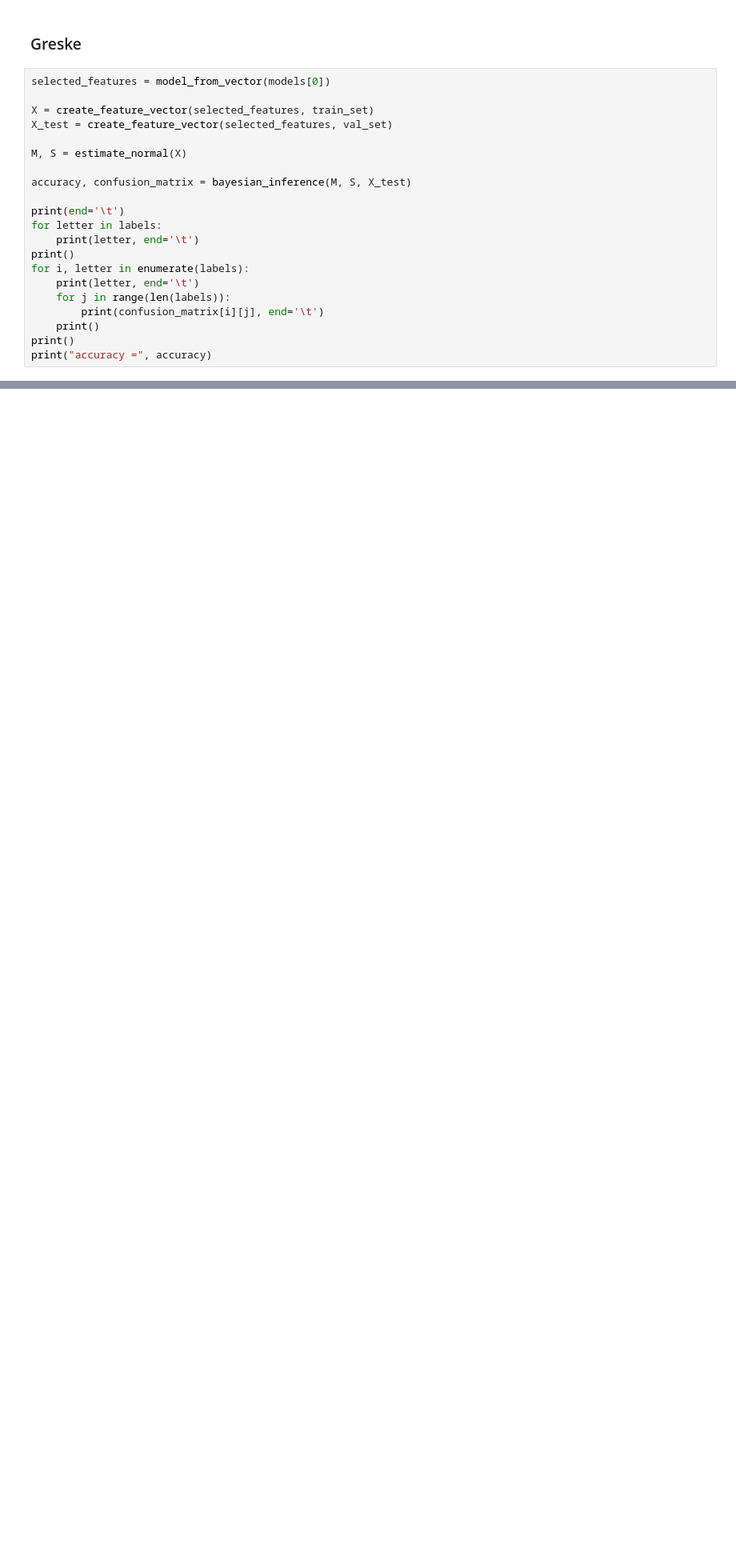
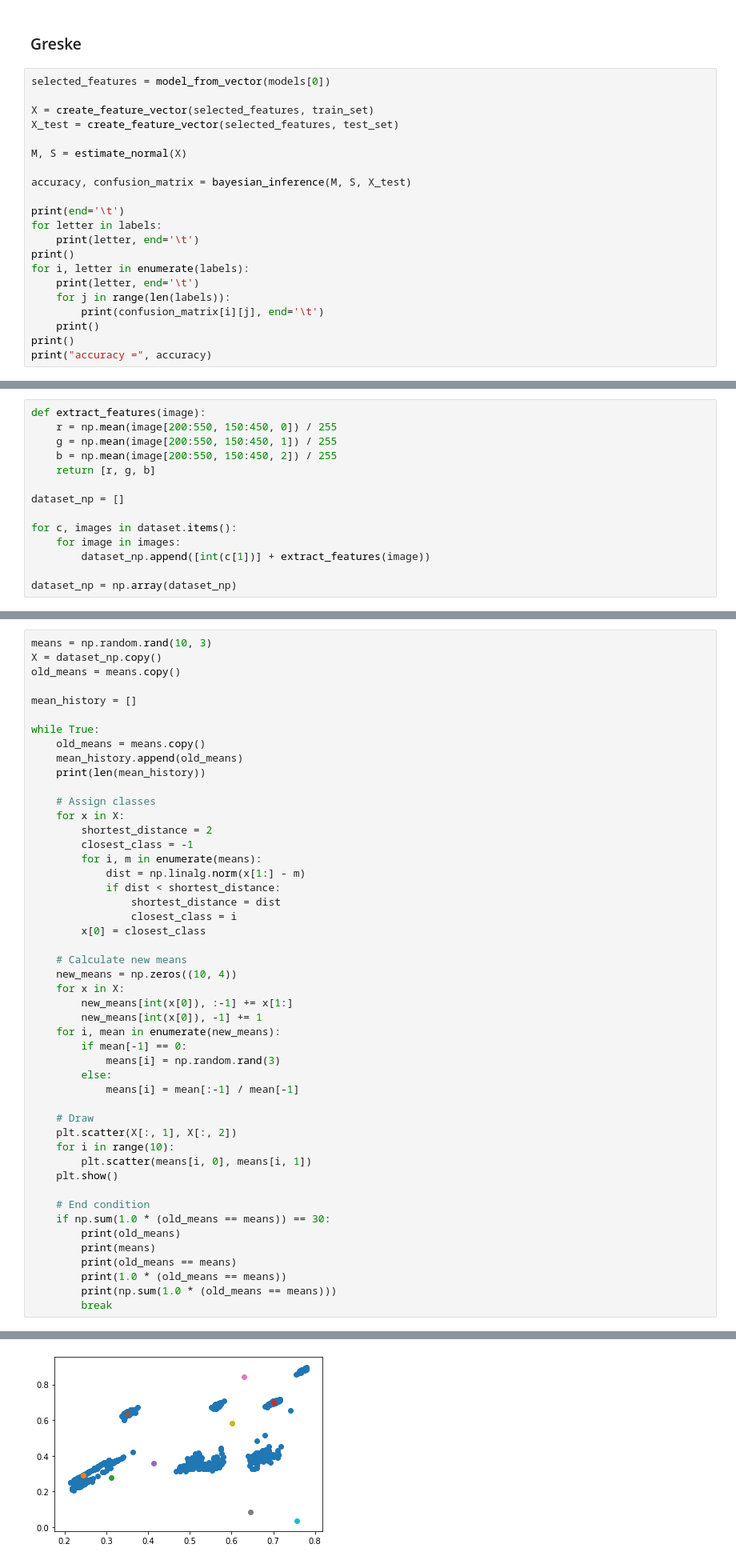
Before and after one commit to djokjulapfe/po, a Jupyter notebook: main.ipynb, the cells around one changed output, grey strips where cells are left out. Shown at 80% size. Drawn from its saved outputs; the diff is of its cells as text; blank space fills up the shorter version.

```diff
--- a/main.ipynb
+++ b/main.ipynb
@@ -744,7 +745,7 @@ for model_id in range(5):
 selected_features = model_from_vector(models[0])
 
 X = create_feature_vector(selected_features, train_set)
-X_test = create_feature_vector(selected_features, val_set)
+X_test = create_feature_vector(selected_features, test_set)
 
 M, S = estimate_normal(X)
 
@@ -818,0 +1097,14 @@ Final accuracy: 0.89
+# %%
+def extract_features(image):
+    r = np.mean(image[200:550, 150:450, 0]) / 255
+    g = np.mean(image[200:550, 150:450, 1]) / 255
+    b = np.mean(image[200:550, 150:450, 2]) / 255
+    return [r, g, b]
+
+dataset_np = []
+
+for c, images in dataset.items():
+    for image in images:
+        dataset_np.append([int(c[1])] + extract_features(image))
+
+dataset_np = np.array(dataset_np)
@@ -818,0 +1113,49 @@ Final accuracy: 0.89
+# %%
+means = np.random.rand(10, 3)
+X = dataset_np.copy()
+old_means = means.copy()
+
+mean_history = []
+
+while True:
+    old_means = means.copy()
+    mean_history.append(old_means)
+    print(len(mean_history))
+
+    # Assign classes
+    for x in X:
+        shortest_distance = 2
+        closest_class = -1
+        for i, m in enumerate(means):
+            dist = np.linalg.norm(x[1:] - m)
+            if dist < shortest_distance:
+                shortest_distance = dist
+                closest_class = i
+        x[0] = closest_class
+
+    # Calculate new means
+    new_means = np.zeros((10, 4))
+    for x in X:
+        new_means[int(x[0]), :-1] += x[1:]
+        new_means[int(x[0]), -1] += 1
+    for i, mean in enumerate(new_means):
+        if mean[-1] == 0:
+            means[i] = np.random.rand(3)
+        else:
+            means[i] = mean[:-1] / mean[-1]
+
+    # Draw
+    plt.scatter(X[:, 1], X[:, 2])
+    for i in range(10):
+        plt.scatter(means[i, 0], means[i, 1])
+    plt.show()
+
+    # End condition
+    if np.sum(1.0 * (old_means == means)) == 30:
+        print(old_means)
+        print(means)
+        print(old_means == means)
+        print(1.0 * (old_means == means))
+        print(np.sum(1.0 * (old_means == means)))
+        break
+# %% [output]
@@ -818,0 +1163 @@ Final accuracy: 0.89
+[figure, added]
```
Also changed, not shown: parts of 45 cells of this notebook.
